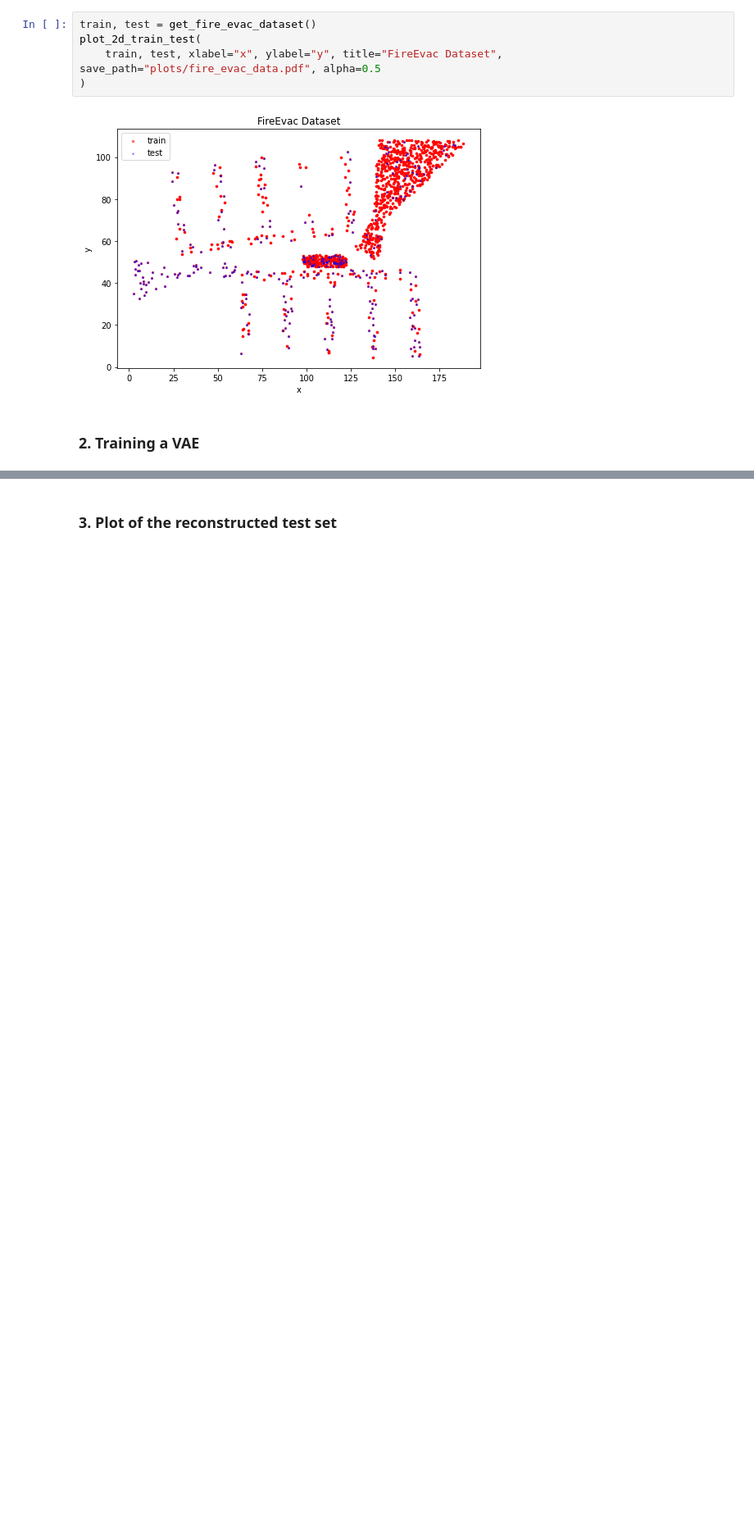
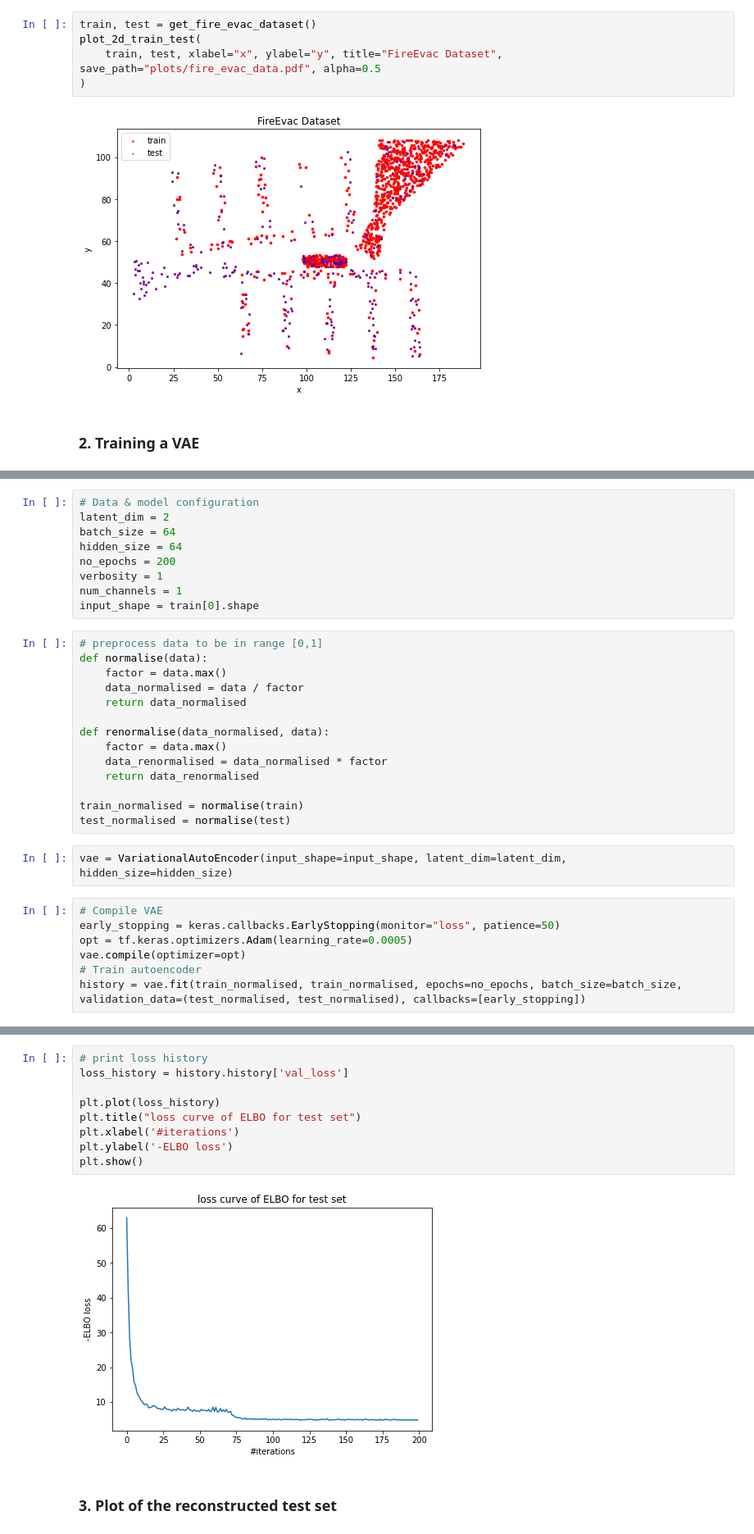
Before and after one commit to sonmikrafft-uni-MLCMS/ex4, a Jupyter notebook: task_4.ipynb, the cells around one changed output, grey strips where cells are left out. Shown at 82% size. Drawn from its saved outputs; the diff is of its cells as text; blank space fills up the shorter version.

```diff
--- a/task_4.ipynb
+++ b/task_4.ipynb
@@ -24,0 +29,32 @@ plot_2d_train_test(
+# %%
+# Data & model configuration
+latent_dim = 2
+batch_size = 64
+hidden_size = 64
+no_epochs = 200
+verbosity = 1
+num_channels = 1
+input_shape = train[0].shape
+# %%
+# preprocess data to be in range [0,1]
+def normalise(data):
+    factor = data.max()
+    data_normalised = data / factor
+    return data_normalised
+
+def renormalise(data_normalised, data):
+    factor = data.max()
+    data_renormalised = data_normalised * factor
+    return data_renormalised
+
+train_normalised = normalise(train)
+test_normalised = normalise(test)
+# %%
+vae = VariationalAutoEncoder(input_shape=input_shape, latent_dim=latent_dim, hidden_size=hidden_size)
+# %%
+# Compile VAE
+early_stopping = keras.callbacks.EarlyStopping(monitor="loss", patience=50)
+opt = tf.keras.optimizers.Adam(learning_rate=0.0005)
+vae.compile(optimizer=opt)
+# Train autoencoder
+history = vae.fit(train_normalised, train_normalised, epochs=no_epochs, batch_size=batch_size, validation_data=(test_normalised, test_normalised), callbacks=[early_stopping])
@@ -25,2 +79,13 @@ plot_2d_train_test(
+# %%
+# print loss history
+loss_history = history.history['val_loss']
+
+plt.plot(loss_history)
+plt.title("loss curve of ELBO for test set")
+plt.xlabel('#iterations')
+plt.ylabel('-ELBO loss')
+plt.show()
+# %% [output]
+[figure, added]
 # %% [markdown]
 ### 3. Plot of the reconstructed test set
```
Also changed, not shown: parts of 9 cells of this notebook.
